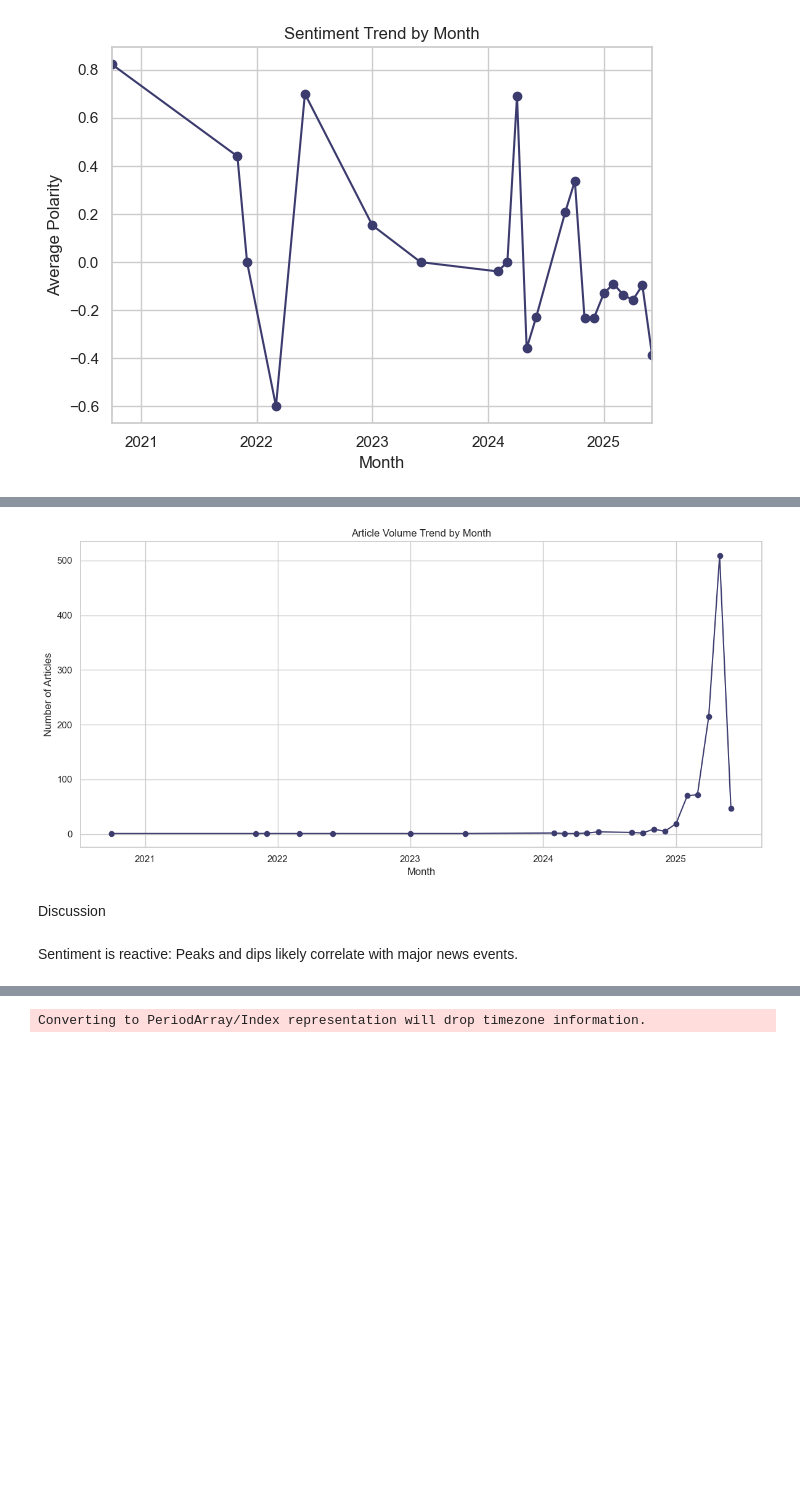
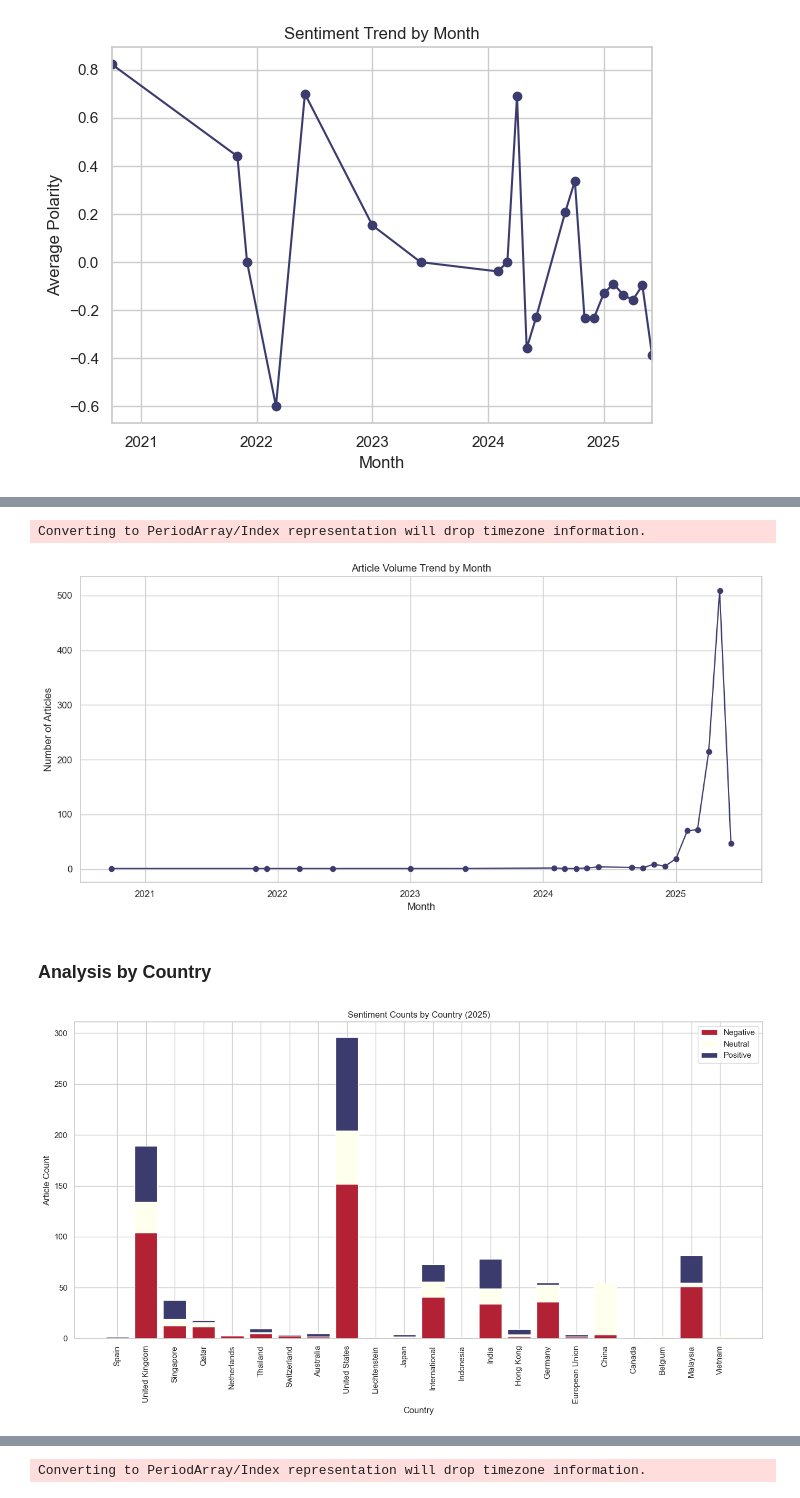
Before and after one commit to yuurisha/TradeWars, a Jupyter notebook: Yourisha_SentimentAnalysis.ipynb, the cells around one changed output, grey strips where cells are left out. Drawn from its saved outputs; the diff is of its cells as text; code cells hidden in the pictures; blank space fills up the shorter version.

```diff
--- a/Yourisha_SentimentAnalysis.ipynb
+++ b/Yourisha_SentimentAnalysis.ipynb
@@ -279,4 +219,8 @@ fig.show()
 # %%
+# Ensure 'published_date' is datetime and create 'Month' column
+df['published_date'] = pd.to_datetime(df['published_date'], errors='coerce')
+df['Month'] = df['published_date'].dt.to_period('M')
+
 monthly_article_counts = df.groupby('Month').size()
 monthly_article_counts.index = monthly_article_counts.index.to_timestamp()
 
@@ -289,8 +233,7 @@ plt.grid(True)
 plt.tight_layout()
 plt.show()
 # %% [output]
+Converting to PeriodArray/Index representation will drop timezone information.
 [figure]
-# %% [markdown]
-Discussion
-# %% [markdown]
-Sentiment is reactive: Peaks and dips likely correlate with major news events.
+# %% [markdown]
+###  Analysis by Country
@@ -296,0 +280,23 @@ Sentiment is reactive: Peaks and dips likely correlate with major news events.
+# %%
+#sentiment count by country in 2025
+# Filter only 2025 and ensure values are numeric
+year_data = agg_df[agg_df['year'] == '2025'].copy()
+for col in ['negative', 'neutral', 'positive']:
+    year_data[col] = pd.to_numeric(year_data[col], errors='coerce')
+
+# Plot stacked bar chart with USA colors
+fig, ax = plt.subplots(figsize=(14, 8))
+ax.bar(year_data['country_name'], year_data['negative'], label='Negative', color=usa_colors[2])
+ax.bar(year_data['country_name'], year_data['neutral'], bottom=year_data['negative'], label='Neutral', color=usa_colors[1])
+bottom = year_data['negative'] + year_data['neutral']
+ax.bar(year_data['country_name'], year_data['positive'], bottom=bottom, label='Positive', color=usa_colors[0])
+
+ax.set_title("Sentiment Counts by Country (2025)")
+ax.set_ylabel("Article Count")
+ax.set_xlabel("Country")
+ax.legend()
+plt.xticks(rotation=90)
+plt.tight_layout()
+plt.show()
+# %% [output]
+[figure, added]
```
Also changed, not shown: parts of 19 cells of this notebook.
